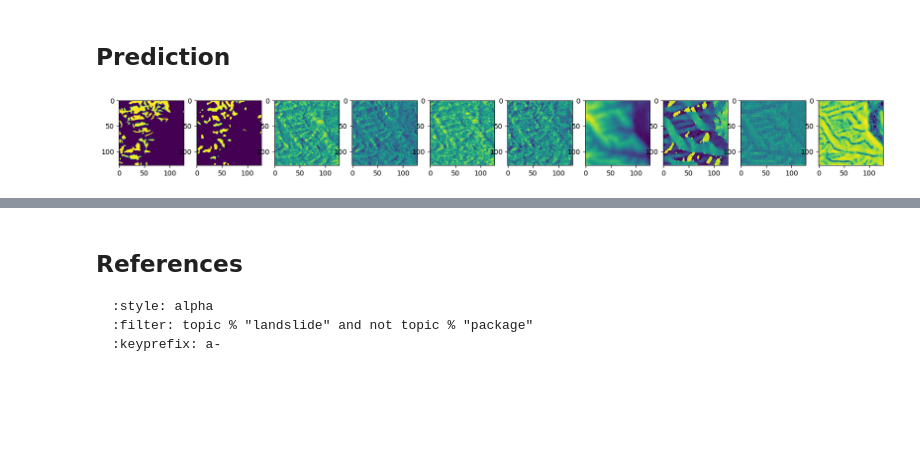
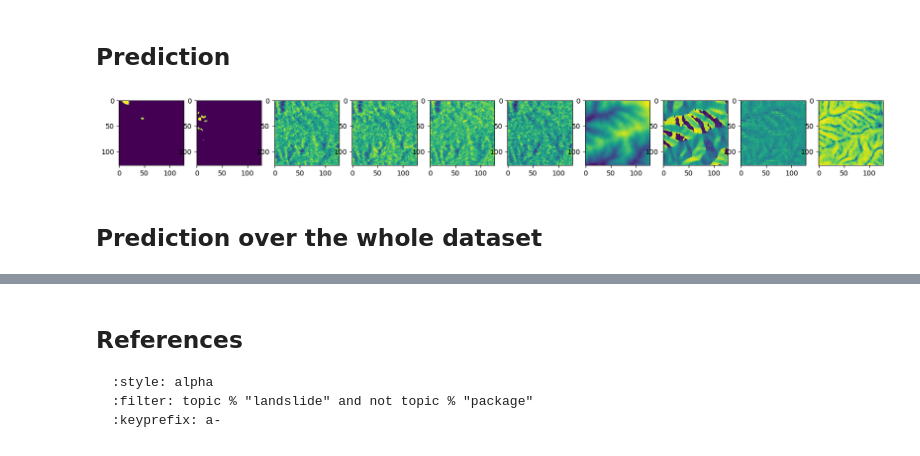
Before and after one commit to pangeo-data/pangeo-igarss2024, a Jupyter notebook: docs/landslide_xbatcher.ipynb, the cells around one changed output, grey strips where cells are left out. Saved outputs shown, nothing was run; the diff lists cells and outputs as text; code cells hidden in the pictures; blank space fills up the shorter version.

Commit message:
add cells to predict over the study area

```diff
--- a/docs/landslide_xbatcher.ipynb
+++ b/docs/landslide_xbatcher.ipynb
@@ -289,6 +289,7 @@ class BeforeAfterCubeDataModule(LightningDataModule):
         self.data_train: Optional[Dataset] = None
         self.data_val: Optional[Dataset] = None
         self.data_test: Optional[Dataset] = None
+        self.data_whole: Optional[Dataset] = None
 
     def setup(self, stage: Optional[str] = None):
         """Load data. Set variables: `self.data_train`, `self.data_val`, `self.data_test`.
@@ -313,6 +314,7 @@ class BeforeAfterCubeDataModule(LightningDataModule):
             # self.data_test = BeforeAfterDatasetBatches(self.batches, self.hparams.input_vars, self.hparams.target,
             #                                            mean_std_dict=self.mean_std_dict,
             #                                            )
+            self.data_whole = dataset
 
             train_val_test_split = [int(len(dataset) * x) for x in self.hparams.train_val_test_split]
             train_val_test_split[2] = len(dataset) - train_val_test_split[1] - train_val_test_split[0]
@@ -362,7 +364,7 @@ class BeforeAfterCubeDataModule(LightningDataModule):
 
     def all_dataloader(self):
         return MultiEpochsDataLoader(
-            dataset=dataset,
+            dataset=self.data_whole,
             batch_size=self.hparams.batch_size,
             num_workers=self.hparams.num_workers,
             pin_memory=self.hparams.pin_memory,
@@ -626,7 +630,9 @@ dataiter = iter(dm.test_dataloader())
 images, target = next(dataiter)
 prediction = model(images).argmax(dim=1)
 # %%
-batchid = 3
+batchid = 0
 vizresults(images[batchid],target[batchid],prediction[batchid])
 # %% [output]
-[figure, old version]
+[figure, new version]
+# %% [markdown]
+## Prediction over the whole dataset
```
Also changed, not shown: parts of 11 cells of this notebook.
